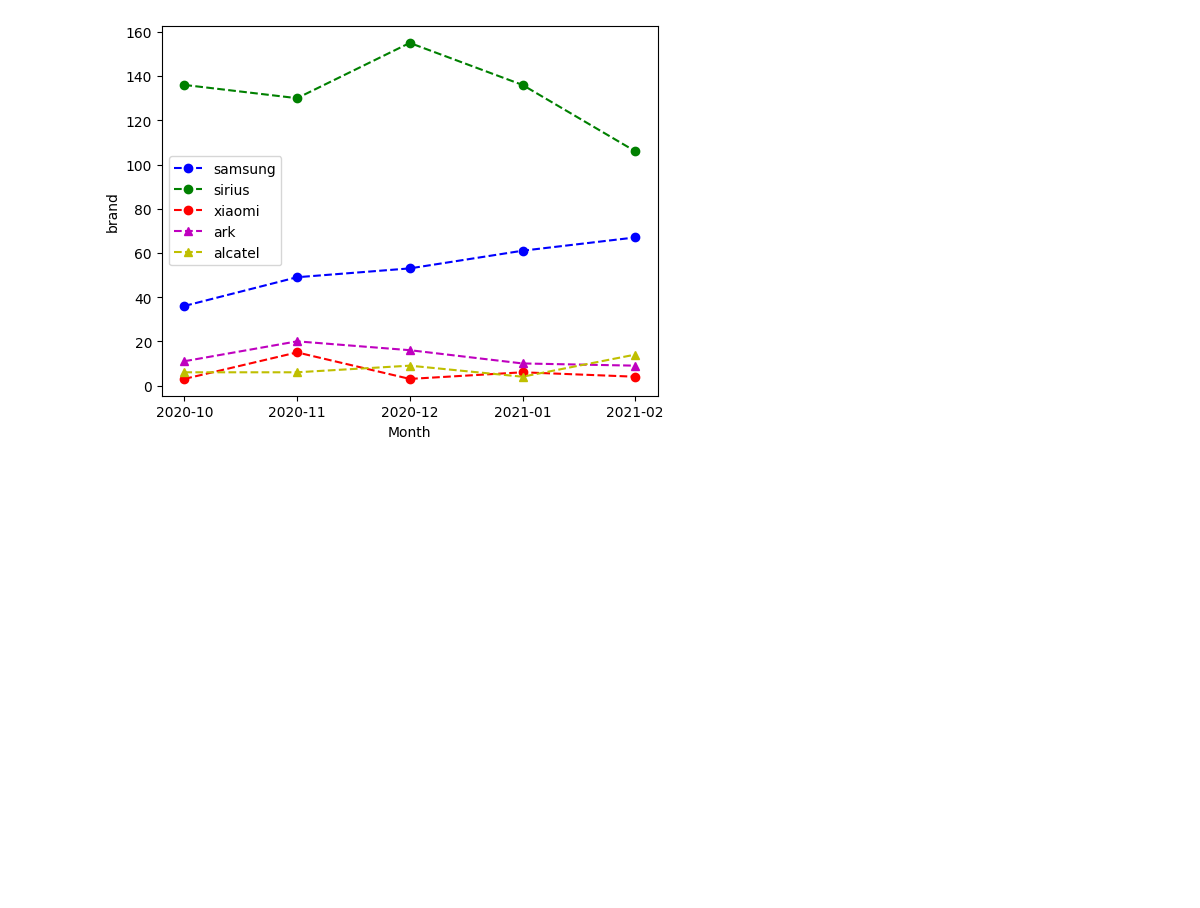
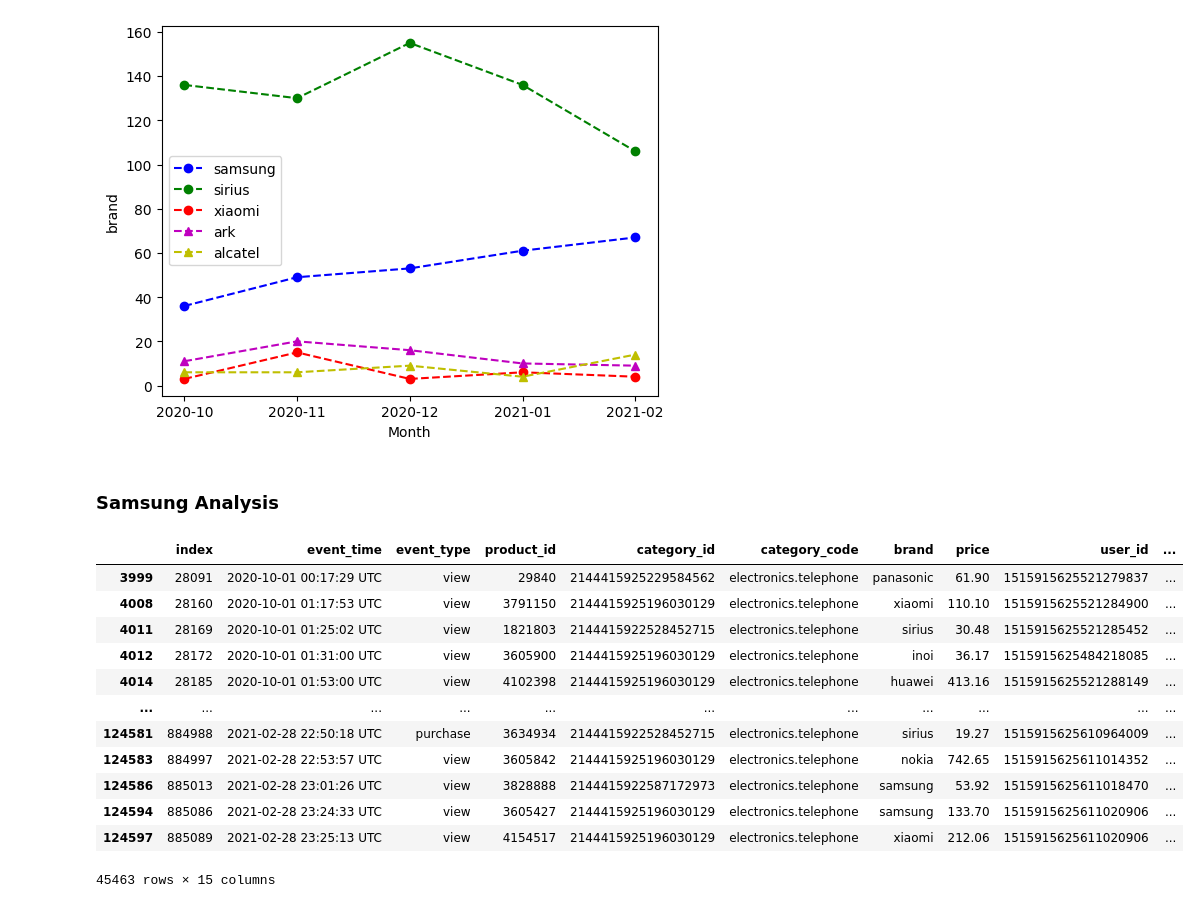
Before and after one commit to dlarhkd1211/electronic_commercial_data_analysis, a Jupyter notebook: analysis.ipynb, the cells around one changed output. Saved outputs shown, nothing was run; the diff lists cells and outputs as text; code cells hidden in the pictures; blank space fills up the shorter version.

```diff
--- a/analysis.ipynb
+++ b/analysis.ipynb
@@ -576,3 +521,23 @@ ax1.legend(plts, labels, loc = 'center left')
 # %% [output]
 <matplotlib.legend.Legend at 0x...>
 [figure]
+# %% [markdown]
+### Samsung Analysis
+# %%
+elect_imp_cat = elect_l[elect_l['category_code'] == 'electronics.telephone']
+# %%
+elect_imp_cat
+# %% [output]
+|  | index | event_time | event_type | product_id | category_id | category_code | brand | price | user_id | ... |
+| 3999 | 28091 | 2020-10-01 00:17:29 UTC | view | 29840 | 2144415925229584562 | electronics.telephone | panasonic | 61.90 | 1515915625521279837 | ... |
+| 4008 | 28160 | 2020-10-01 01:17:53 UTC | view | 3791150 | 2144415925196030129 | electronics.telephone | xiaomi | 110.10 | 1515915625521284900 | ... |
+| 4011 | 28169 | 2020-10-01 01:25:02 UTC | view | 1821803 | 2144415922528452715 | electronics.telephone | sirius | 30.48 | 1515915625521285452 | ... |
+| 4012 | 28172 | 2020-10-01 01:31:00 UTC | view | 3605900 | 2144415925196030129 | electronics.telephone | inoi | 36.17 | 1515915625484218085 | ... |
+| 4014 | 28185 | 2020-10-01 01:53:00 UTC | view | 4102398 | 2144415925196030129 | electronics.telephone | huawei | 413.16 | 1515915625521288149 | ... |
+| ... | ... | ... | ... | ... | ... | ... | ... | ... | ... | ... |
+| 124581 | 884988 | 2021-02-28 22:50:18 UTC | purchase | 3634934 | 2144415922528452715 | electronics.telephone | sirius | 19.27 | 1515915625610964009 | ... |
+| 124583 | 884997 | 2021-02-28 22:53:57 UTC | view | 3605842 | 2144415925196030129 | electronics.telephone | nokia | 742.65 | 1515915625611014352 | ... |
+| 124586 | 885013 | 2021-02-28 23:01:26 UTC | view | 3828888 | 2144415922587172973 | electronics.telephone | samsung | 53.92 | 1515915625611018470 | ... |
+| 124594 | 885086 | 2021-02-28 23:24:33 UTC | view | 3605427 | 2144415925196030129 | electronics.telephone | samsung | 133.70 | 1515915625611020906 | ... |
+| 124597 | 885089 | 2021-02-28 23:25:13 UTC | view | 4154517 | 2144415925196030129 | electronics.telephone | xiaomi | 212.06 | 1515915625611020906 | ... |
+45463 rows × 15 columns
```
Also changed, not shown: parts of 15 cells of this notebook.
